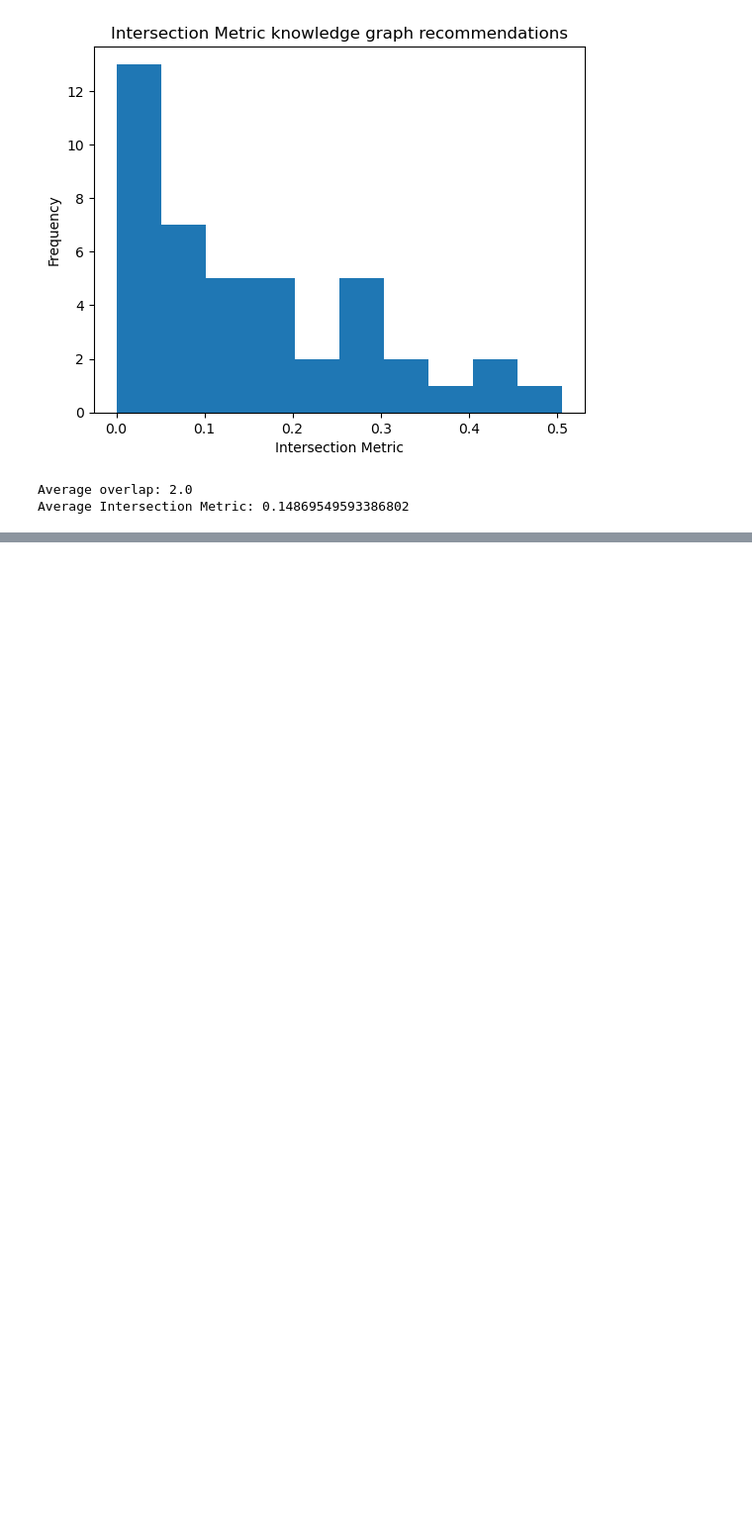
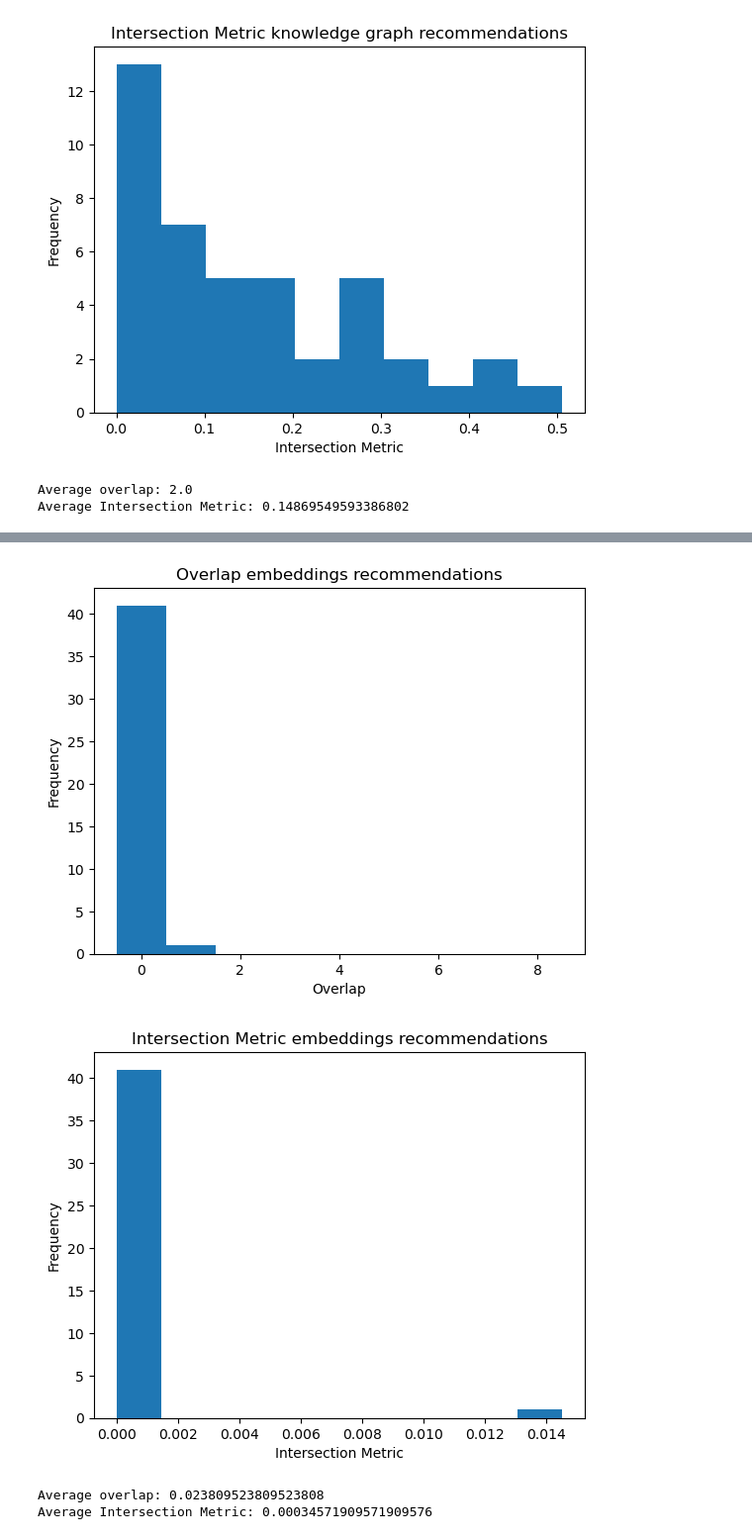
Before and after one commit to karstenk9/KnowledgeGraphs, a Jupyter notebook: Evaluation.ipynb, the cells around one changed output, grey strips where cells are left out. Shown at 99% size. Cells and saved outputs as stored; diff of their text form; code cells hidden in the pictures; blank space fills up the shorter version.

Commit message:
Add evaluation for emedding based recommendations

```diff
--- a/Evaluation.ipynb
+++ b/Evaluation.ipynb
@@ -342,0 +345,5 @@ Average Intersection Metric: 0.14869549593386802
+# %%
+# Read knowledge graphs recommendations file
+emb_recs = pd.read_csv("data/embedding_movies_recs.csv", header=None, names=["title"] + [f"rec{i}" for i in range(1, 13)])
+
+emb_recs.head()
@@ -342,0 +357,21 @@ Average Intersection Metric: 0.14869549593386802
+# %%
+# Overlap and Intersection Metric of the 10 random predictions for every movie
+
+evaluation_results_emb = pd.DataFrame()
+
+for title in imdb_recs_filtered["title"]:
+    if len(emb_recs[emb_recs["title"] == title]) > 0:
+        title_imdb_recs = imdb_recs_filtered[imdb_recs_filtered["title"] == title].iloc[0, 1:].to_list()
+        title_emb_recs = emb_recs[emb_recs["title"] == title].iloc[0, 1:].to_list()
+
+        overlap_val = overlap(title_imdb_recs, title_emb_recs)
+        intersection_metric_val = intersection_metric(title_imdb_recs, title_emb_recs)
+
+        evaluation_results_emb = pd.concat([
+            evaluation_results_emb,
+            pd.DataFrame({"title": [title], "overlap": [overlap_val], "intersection_metric": [intersection_metric_val]})
+        ], ignore_index=True)
+    else:
+        print(f'"{title}" not available in the embeddings recommendations.')
+
+evaluation_results_emb
@@ -342,0 +397,27 @@ Average Intersection Metric: 0.14869549593386802
+# %%
+evaluation_results_emb["overlap"].plot(
+    kind="hist",
+    bins=[i-0.5 for i in range(evaluation_results_kg["overlap"].max() + 2)],
+    title="Overlap embeddings recommendations",
+    xlabel="Overlap"
+)
+
+plt.show()
+
+evaluation_results_emb["intersection_metric"].plot(
+    kind="hist",
+    title="Intersection Metric embeddings recommendations",
+    xlabel="Intersection Metric"
+)
+
+plt.show()
+# %% [output]
+[figure, added]
+[figure, added]
+# %%
+# Calculate average overlap and Intersection Metric values
+print(f"Average overlap: {evaluation_results_emb['overlap'].mean()}")
+print(f"Average Intersection Metric: {evaluation_results_emb['intersection_metric'].mean()}")
+# %% [output]
+Average overlap: 0.023809523809523808
+Average Intersection Metric: 0.00034571909571909576
```
Also changed, not shown: parts of 7 cells of this notebook.
